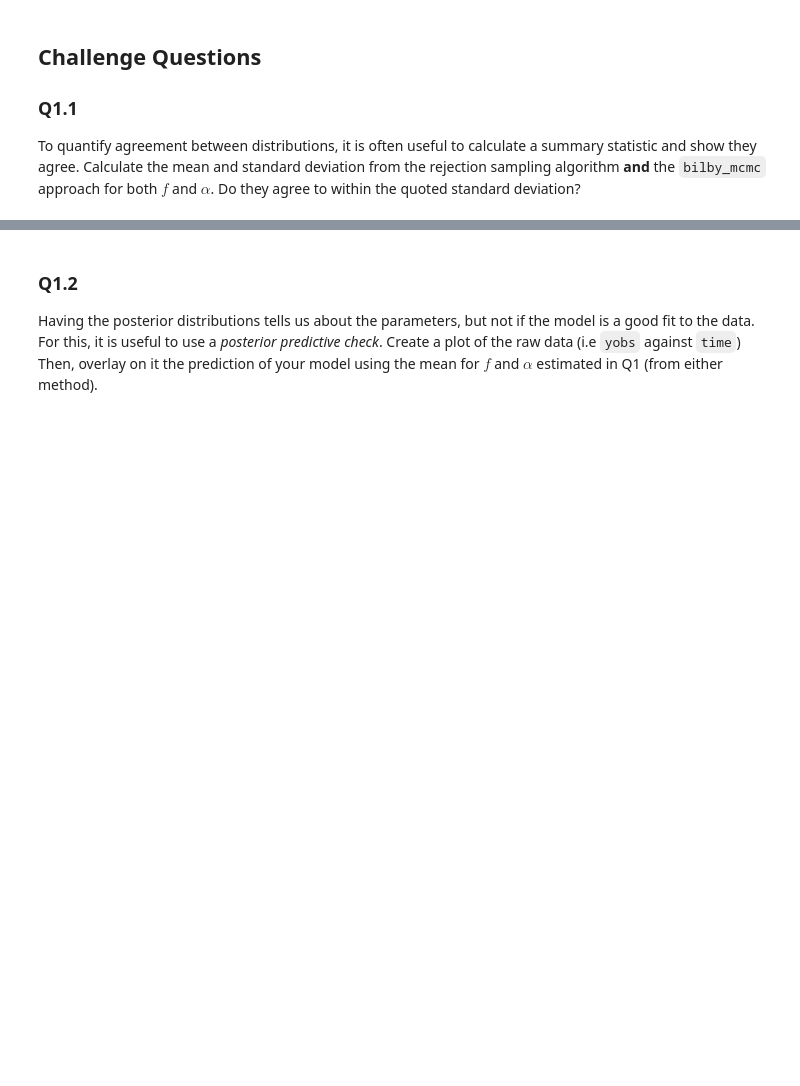
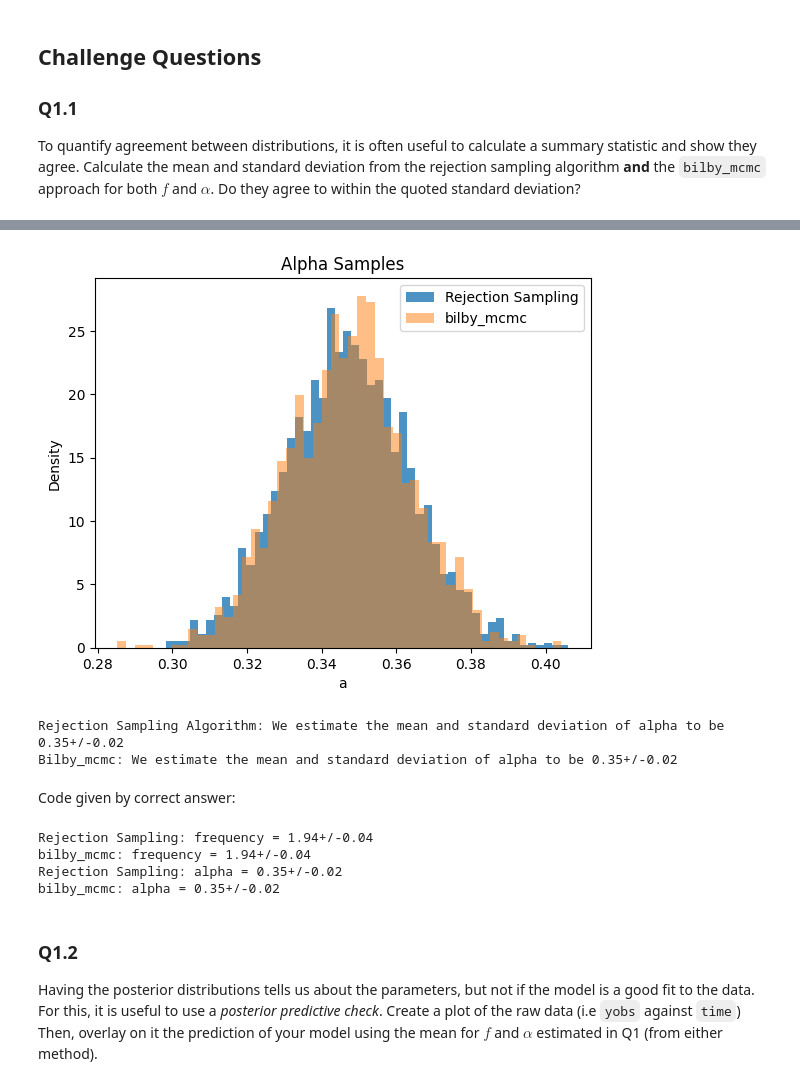
Before and after one commit to norrismeg/odw, a Jupyter notebook: Tutorials/Day_3/Tuto_3.1_Introduction_to_parameter_estimation.ipynb, the cells around one changed output, grey strips where cells are left out. Drawn from its saved outputs; the diff is of its cells as text; code cells hidden in the pictures; blank space fills up the shorter version.

```diff
--- a/Tutorials/Day_3/Tuto_3.1_Introduction_to_parameter_estimation.ipynb
+++ b/Tutorials/Day_3/Tuto_3.1_Introduction_to_parameter_estimation.ipynb
@@ -351,3 +370,40 @@ To quantify agreement between distributions,  it is often useful to calculate a
+# %%
+fig, ax = plt.subplots()
+ax.hist(alpha_samples, density=True, bins=50, label="Rejection Sampling", alpha=0.8)
+ax.hist(result_Ms.posterior["alpha"], density=True, bins=50, label="bilby_mcmc", alpha=0.5)
+ax.set(xlabel="a", ylabel="Density")
+plt.title('Alpha Samples')
+plt.legend()
+plt.show()
+
+mean_a = np.mean(alpha_samples)
+std_a = np.std(alpha_samples)
+print(f"Rejection Sampling Algorithm: We estimate the mean and standard deviation of alpha to be {mean_a:0.2f}+/-{std_a:0.2f}")
+
+mean_a_b = np.mean(result_Ms.posterior['alpha'])
+std_a_b = np.std(result_Ms.posterior['alpha'])
+print(f"Bilby_mcmc: We estimate the mean and standard deviation of alpha to be {mean_a_b:0.2f}+/-{std_a_b:0.2f}")
+# %% [output]
+[figure, added]
+Rejection Sampling Algorithm: We estimate the mean and standard deviation of alpha to be 0.35+/-0.02
+Bilby_mcmc: We estimate the mean and standard deviation of alpha to be 0.35+/-0.02
+# %% [markdown]
+Code given by correct answer:
+# %%
+# Rejection sampling
+mean_f = np.mean(freq_samples)
+std_f = np.std(freq_samples)
+mean_alpha = np.mean(alpha_samples)
+std_alpha = np.std(alpha_samples)
+print(f"Rejection Sampling: frequency = {mean_f:0.2f}+/-{std_f:0.2f}")
+print(f"bilby_mcmc: frequency = {result_Ms.posterior.freq.mean():0.2f}+/-{result_Ms.posterior.freq.std():0.2f}")
+print(f"Rejection Sampling: alpha = {mean_alpha:0.2f}+/-{std_alpha:0.2f}")
+print(f"bilby_mcmc: alpha = {result_Ms.posterior.alpha.mean():0.2f}+/-{result_Ms.posterior.alpha.std():0.2f}")
+# %% [output]
+Rejection Sampling: frequency = 1.94+/-0.04
+bilby_mcmc: frequency = 1.94+/-0.04
+Rejection Sampling: alpha = 0.35+/-0.02
+bilby_mcmc: alpha = 0.35+/-0.02
 # %% [markdown]
 ### Q1.2
 Having the posterior distributions tells us about the parameters, but not if the model is a good fit to the data. For this, it is useful to use a *posterior predictive check*. Create a plot of the raw data (i.e `yobs` against `time`) Then, overlay on it the prediction of your model using the mean for $f$ and $\alpha$ estimated in Q1 (from either method).
```
Also changed, not shown: parts of 8 cells of this notebook.
